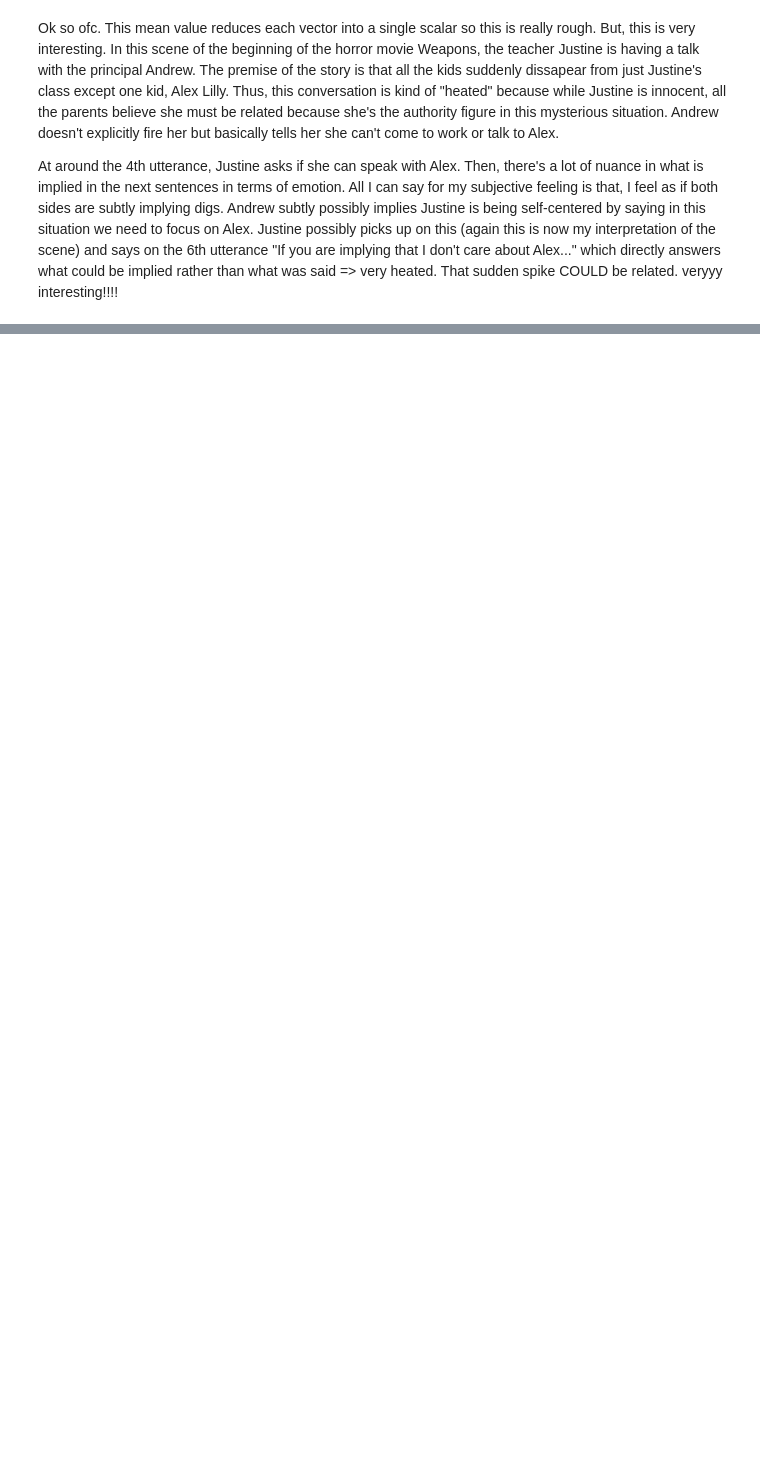
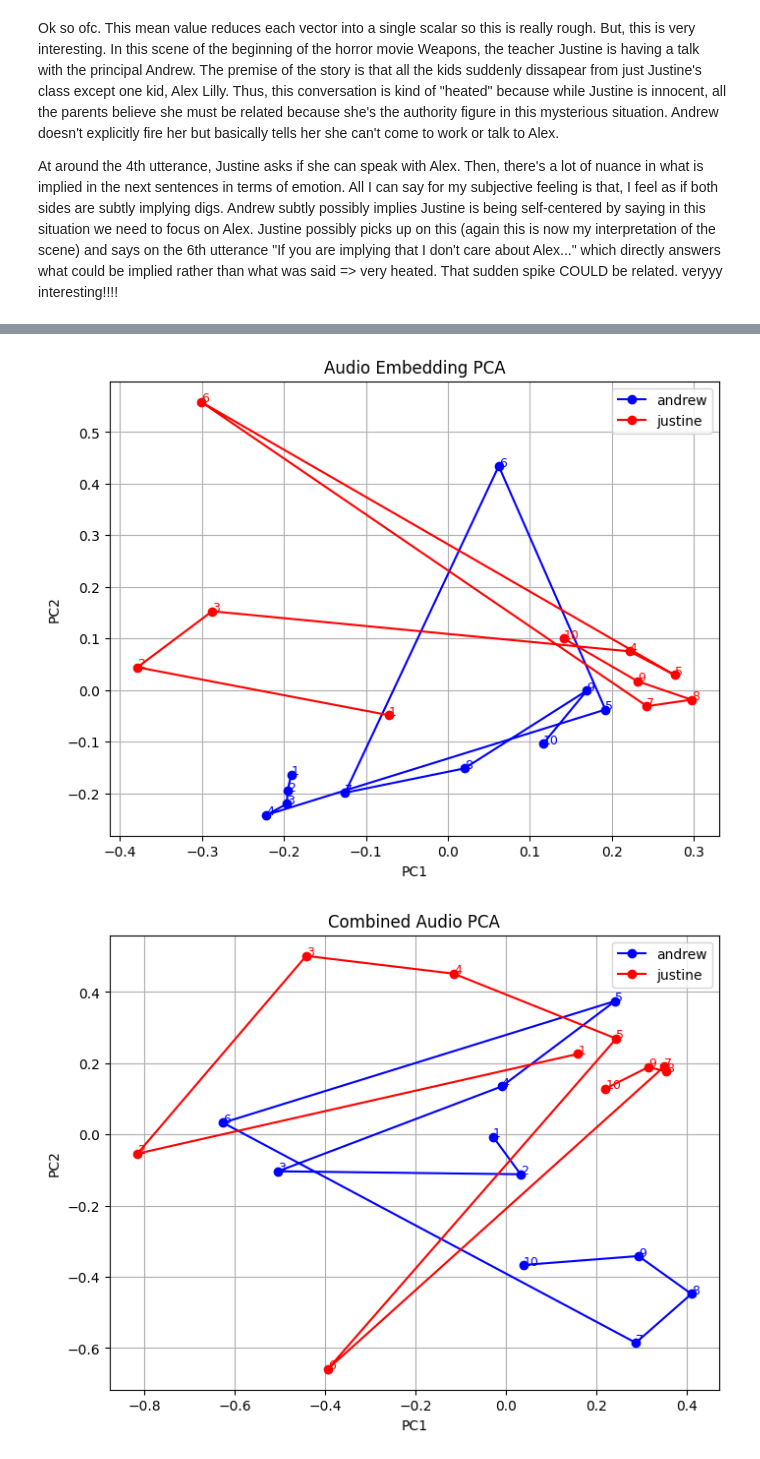
Before and after one commit to mwsong/tone-analysis, a Jupyter notebook: testing (proof-of-concept).ipynb, the cells around one changed output, grey strips where cells are left out. Drawn from its saved outputs; the diff is of its cells as text; code cells hidden in the pictures; blank space fills up the shorter version.

```diff
--- a/testing (proof-of-concept).ipynb
+++ b/testing (proof-of-concept).ipynb
@@ -217,0 +226,62 @@ plot_embedding_heatmap(combined_embeddings, "justine", title="Combined Heatmap")
+# %%
+#normalized audio
+audio_embeddings_norm = {
+    speaker: [F.normalize(e, dim=0) for e in embs]
+    for speaker, embs in embeddings_dict.items()
+}
+
+with open("saved_embeds/audio_embeddings_norm.pkl", "wb") as f:
+    pickle.dump(audio_embeddings_norm, f)
+# %%
+#pca plotting
+from sklearn.decomposition import PCA
+
+def pca_plot_embeddings(embeddings, n_components=2, title="PCA Trajectory"):
+    all_embs = []
+    speakers = []
+
+    for speaker in embeddings:
+        for emb in embeddings[speaker]:
+            all_embs.append(emb.numpy())
+            speakers.append(speaker)
+
+    X = np.vstack(all_embs)
+
+    pca = PCA(n_components=n_components)
+    X_pca = pca.fit_transform(X)
+
+    plt.figure(figsize=(8,6))
+    colors = {"andrew": "blue", "justine": "red"}
+
+    idx = 0
+    for speaker in embeddings:
+        speaker_len = len(embeddings[speaker])
+        speaker_points = X_pca[idx:idx+speaker_len]
+        plt.plot(
+            speaker_points[:,0],
+            speaker_points[:,1],
+            marker="o",
+            color=colors[speaker],
+            label=speaker
+        )
+
+        for i, (x, y) in enumerate(speaker_points):
+            plt.text(x, y, str(i+1), fontsize=9, color=colors[speaker])
+
+        idx += speaker_len
+
+    plt.xlabel("PC1")
+    plt.ylabel("PC2")
+    plt.title(title)
+    plt.legend()
+    plt.grid(True)
+    plt.show()
+
+    return X_pca, pca
+
+
+X_pca_audio, pca_audio = pca_plot_embeddings(audio_embeddings_norm,title="Audio Embedding PCA")
+X_pca_combined, pca_combined = pca_plot_embeddings(combined_embeddings, title="Combined Audio PCA")
+# %% [output]
+[figure, added]
+[figure, added]
```
Also changed, not shown: parts of 9 cells of this notebook, 2 other files.
